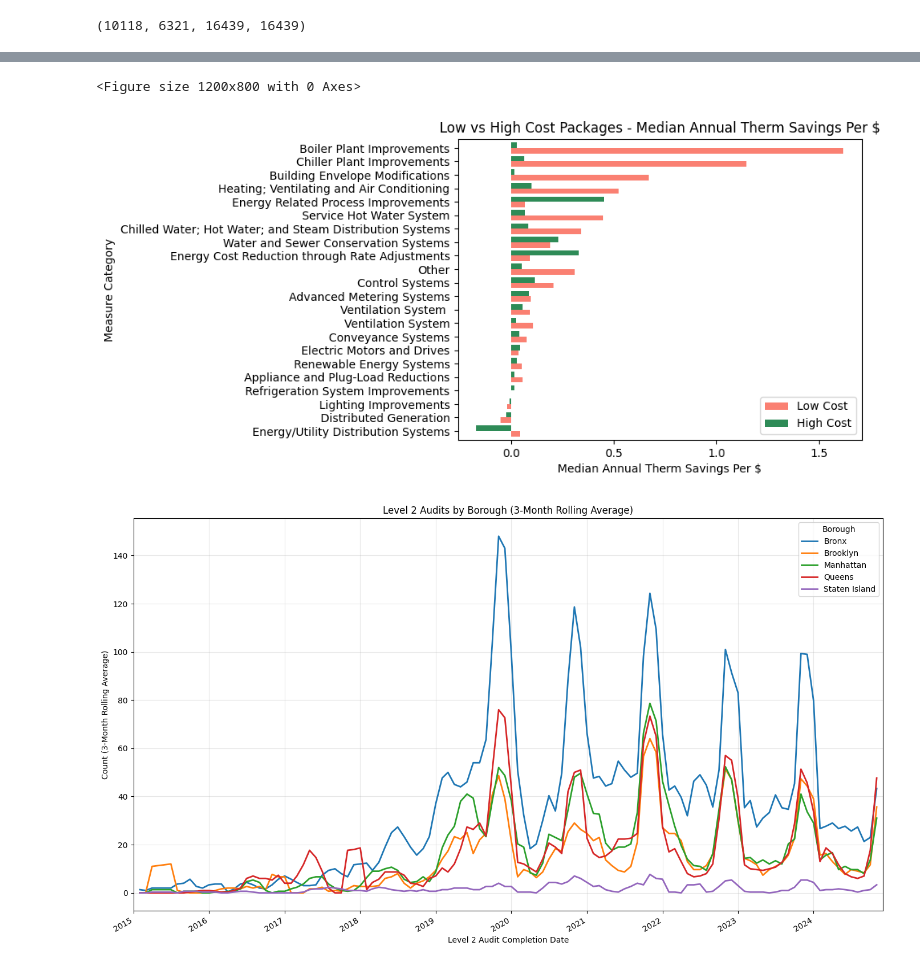
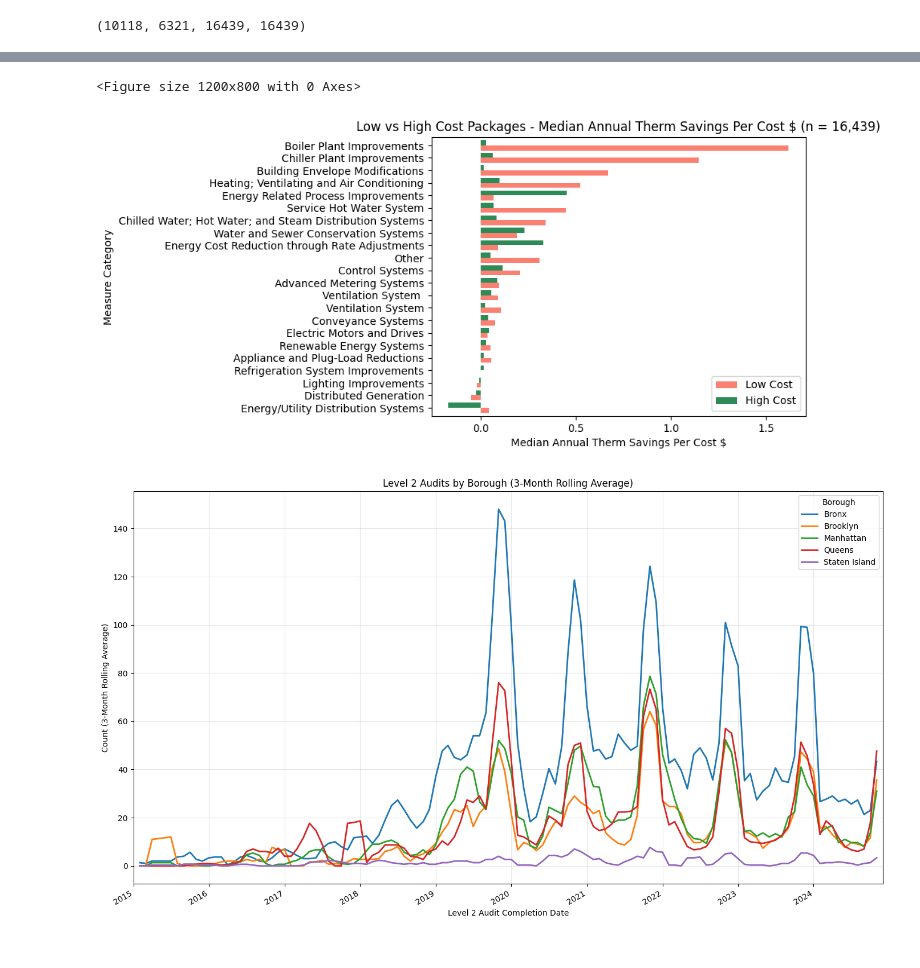
Before and after one commit to linusghanadan/nyserda-project, a Jupyter notebook: nyserda-project.ipynb, the cells around one changed output, grey strips where cells are left out. Cells and saved outputs as stored; diff of their text form; code cells hidden in the pictures.

Commit message:
Add therms analysis

```diff
--- a/nyserda-project.ipynb
+++ b/nyserda-project.ipynb
@@ -180,36 +189,36 @@ gas_low_cost_savings = gas_low_cost_df.groupby('Measure_Categories_ECM1')['Savin
 gas_high_cost_savings = gas_high_cost_df.groupby('Measure_Categories_ECM1')['Savings_per_Cost'].median()
 
 # Combine into one dataframe
 combined_df = pd.DataFrame({
     'Low Cost': gas_low_cost_savings,
     'High Cost': gas_high_cost_savings
 }).fillna(0)
 
 # Remove 'Uncategorized' row
 combined_df = combined_df[combined_df.index != 'Uncategorized']
 
 # Sort by total (sum of both)
 combined_df['Total'] = combined_df['Low Cost'] + combined_df['High Cost']
 combined_df = combined_df.sort_values('Total')
 combined_df = combined_df.drop('Total', axis=1)
 
 # Create grouped bar chart
 plt.figure(figsize=(12, 8))
 ax = combined_df.plot(kind='barh', color=['salmon', 'seagreen'], width=0.8)
 
 # Reduce number of ticks
 ax.locator_params(axis='x', nbins=6)
 
-plt.title('Low vs High Cost Packages - Median Annual Therm Savings Per $', loc='center')
-plt.xlabel('Median Annual Therm Savings Per $', loc='center')
+plt.title('Low vs High Cost Packages - Median Annual Therm Savings Per Cost $ (n = 16,439)', loc='center')
+plt.xlabel('Median Annual Therm Savings Per Cost $', loc='center')
 plt.ylabel('Measure Category')
 plt.legend(loc='lower right')
 
 #plt.tight_layout()
 plt.show()
 # %% [output]
 <Figure size 1200x800 with 0 Axes>
-[figure, old version]
+[figure, new version]
 # %%
 import matplotlib.dates as mdates
 
```
Also changed, not shown: parts of 9 cells of this notebook.
